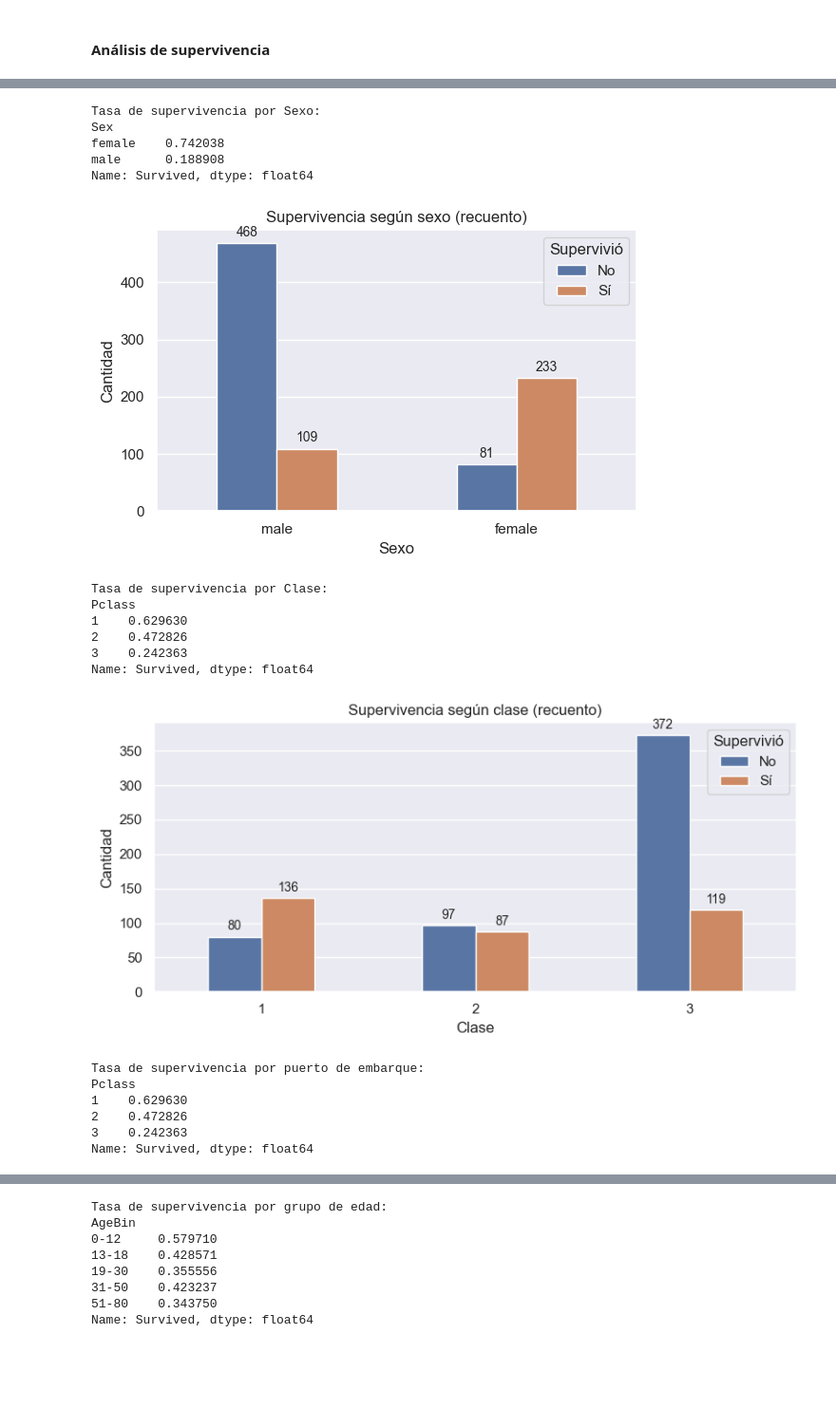
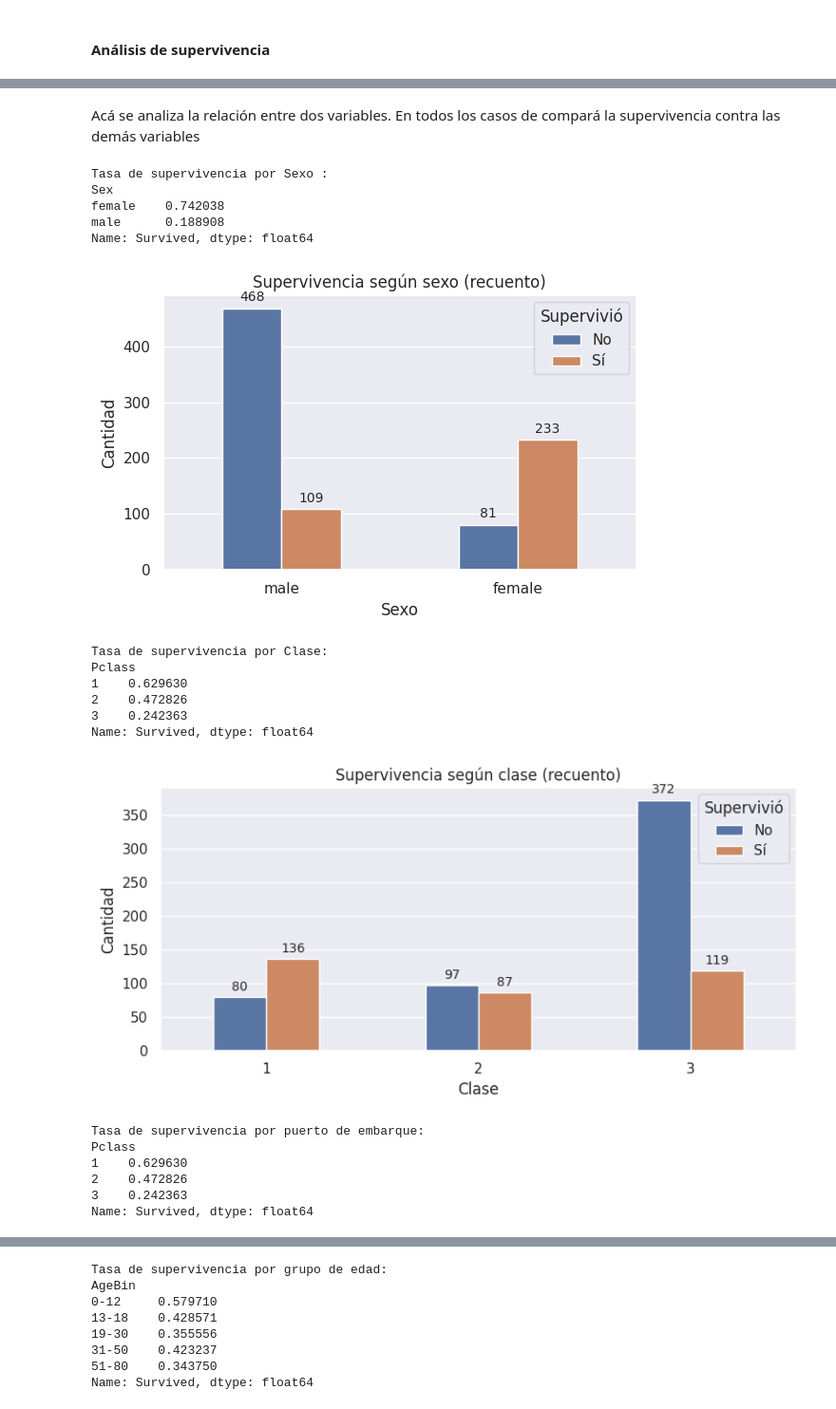
Before and after one commit to rhorbe/dss-titanic, a Jupyter notebook: data/1. eda.ipynb, the cells around one changed output, grey strips where cells are left out. Shown: that part at 95% size. Cells and saved outputs as stored; diff of their text form; code cells hidden in the pictures; blank space fills up the shorter version.

```diff
--- a/data/1. eda.ipynb
+++ b/data/1. eda.ipynb
@@ -24,0 +41,29 @@ sns.set_theme(style="darkgrid")
+# %%
+# Funciones auxiliares de traducción de nombres de columnas
+def translate(col):
+    """Traduce un nombre de columna al español."""
+    return {
+        "PassengerId": "ID Pasajero",
+        "Survived": "Supervivencia",
+        "Pclass": "Clase",
+        "Name": "Nombre",
+        "Sex": "Sexo",
+        "Age": "Edad",
+        "SibSp": "Hermanos/Esposos",
+        "Parch": "Padres/Hijos",
+        "Ticket": "Ticket",
+        "Fare": "Tarifa",
+        "Cabin": "Cabina",
+        "Embarked": "Embarque",
+        "FamilySize": "Tamaño Familia",
+        "IsAlone": "Viaja Solo",
+        "Embarked_Q": "Embarque Q",
+        "Embarked_S": "Embarque S",
+        "Pclass_2": "Clase 2",
+        "Pclass_3": "Clase 3",
+    }.get(col, col)
+
+
+
+def translate_list(cols):
+    return {col: translate(col) for col in cols}
@@ -368,7 +508,9 @@ def plot_survival_count(
+# %% [markdown]
+Acá se analiza la relación entre dos variables. En todos los casos de compará la supervivencia contra las demás variables
 # %%
 # 1) Supervivencia según sexo
 
-print("\nTasa de supervivencia por Sexo:")
+print("\nTasa de supervivencia por", translate("Sex"), ":")
 print(survival_rate_by("Sex"), "\n")
 
 
@@ -402,46 +544,46 @@ plot_survival_count(
     x_column="Embarked",
     figsize=(8, 4),
     x_label="Embarque",
-    title="Supervivencia según puerto de embarque (recuento)"
+    title="Supervivencia según Puerto de Embarque (recuento)"
 )
 
 # 4) Supervivencia según número de hermanos/cónyuges a bordo
-print("Tasa de supervivencia por número de hermanos/cónyuges a bordo:")
+print("Tasa de supervivencia por número de Hermanos/cónyuges a bordo:")
 print(survival_rate_by("SibSp"), "\n")
 
 plot_survival_count(
     data=df,
     x_column="SibSp",
     figsize=(8, 4),
     x_label="Número de hermanos/cónyuges a bordo",
     title="Supervivencia según hermanos/cónyuges a bordo (recuento)"
 )
 
 # 5) Supervivencia según número de padres/hijos a bordo
 print("Tasa de supervivencia por número de padres/hijos a bordo:")
 print(survival_rate_by("Parch") , "\n")
 
 plot_survival_count(
     data=df,
     x_column="Parch",
     figsize=(8, 4),
     x_label="Número de padres/hijos a bordo",
     title="Supervivencia según padres/hijos a bordo (recuento)"
 )
 # %% [output]
-Tasa de supervivencia por Sexo:
+Tasa de supervivencia por Sexo :
 Sex
 female    0.742038
 male      0.188908
 Name: Survived, dtype: float64
-[figure, old version]
+[figure, new version]
 Tasa de supervivencia por Clase:
 Pclass
 1    0.629630
 2    0.472826
 3    0.242363
 Name: Survived, dtype: float64
-[figure, old version]
+[figure, new version]
 Tasa de supervivencia por puerto de embarque:
 Pclass
 1    0.629630
```
Also changed, not shown: parts of 44 cells of this notebook.
